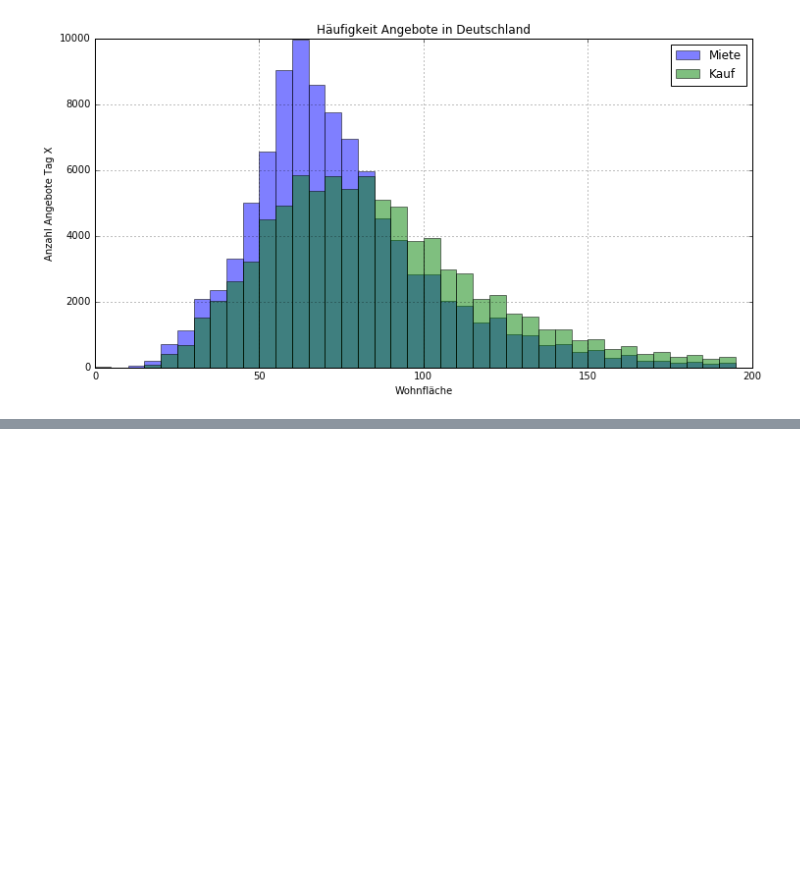
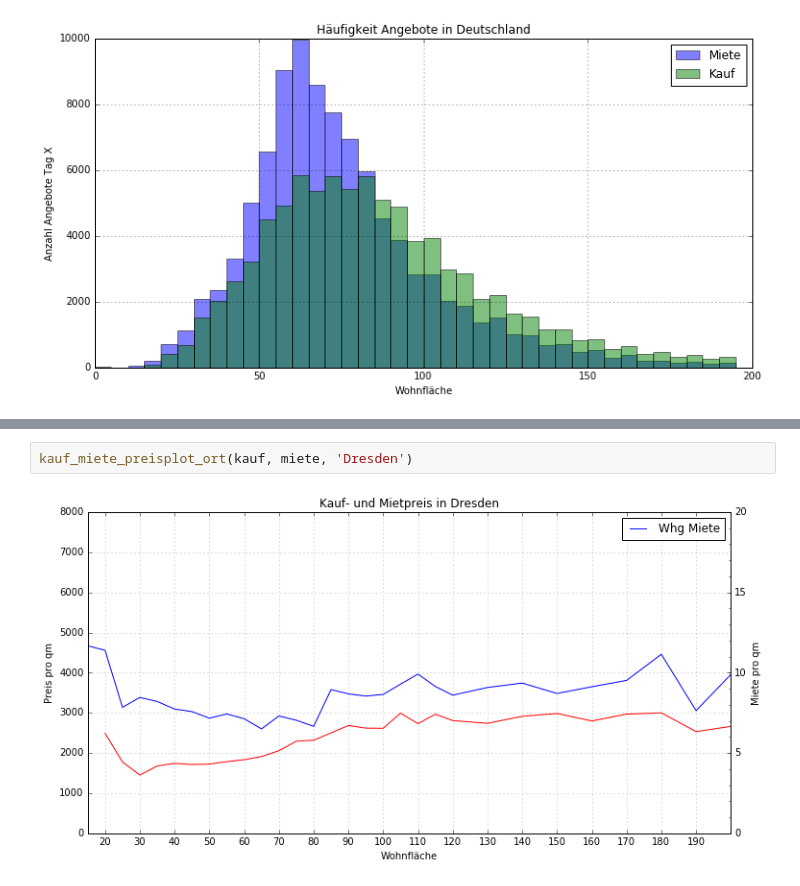
Before and after one commit to matey-jack/ml, a Jupyter notebook: dwh/src/Kauf_vs_Miete.ipynb, the cells around one changed output, grey strips where cells are left out. Drawn from its saved outputs; the diff is of its cells as text; blank space fills up the shorter version.

```diff
--- a/dwh/src/Kauf_vs_Miete.ipynb
+++ b/dwh/src/Kauf_vs_Miete.ipynb
@@ -161,0 +105,4 @@ format_rent_plot():
+# %%
+kauf_miete_preisplot_ort(kauf, miete, 'Dresden')
+# %% [output]
+[figure, added]
```
Also changed, not shown: parts of 19 cells of this notebook, 4 other files.
